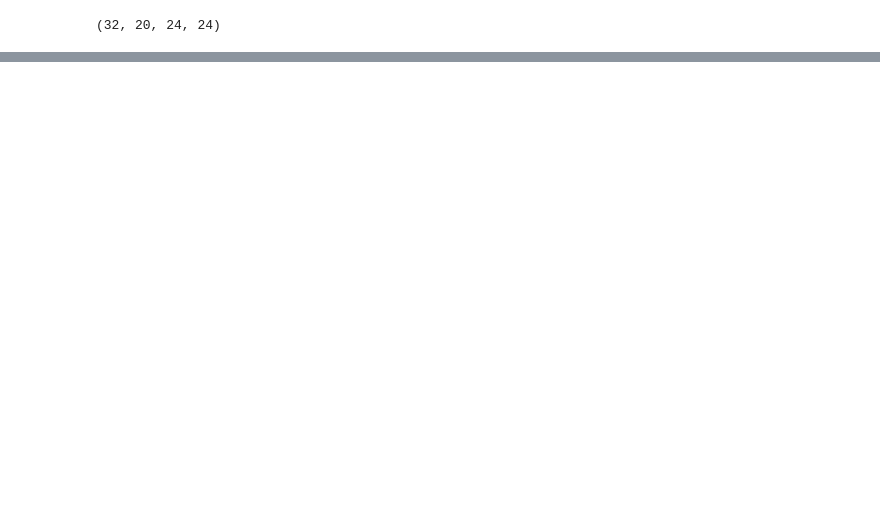
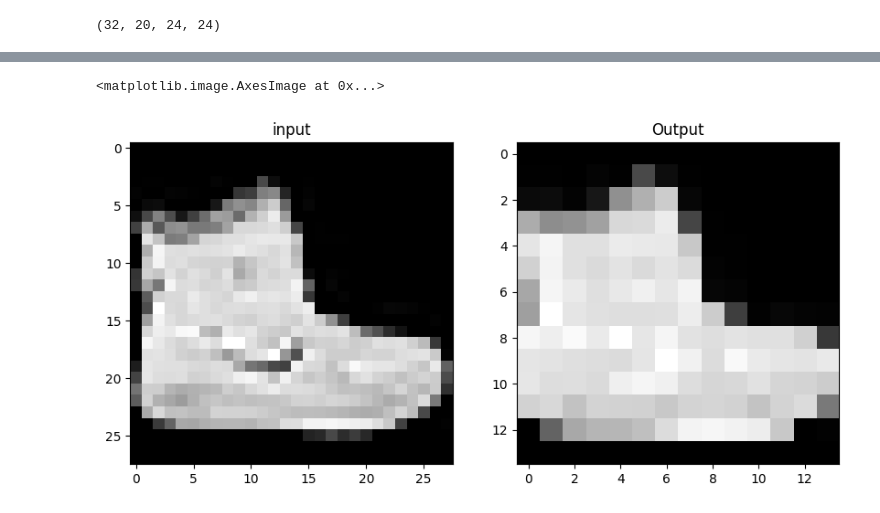
Before and after one commit to kdkim2000/JAkorea, a Jupyter notebook: DL/cnn.ipynb, the cells around one changed output, grey strips where cells are left out. Cells and saved outputs as stored; diff of their text form; code cells hidden in the pictures; blank space fills up the shorter version.

```diff
--- a/DL/cnn.ipynb
+++ b/DL/cnn.ipynb
@@ -220,0 +135,11 @@ plt.show()
+# %%
+plt.figure(figsize=(10,15))
+plt.subplot(121)
+plt.title('input')
+plt.imshow(images[0,0,:,:], 'gray')
+plt.subplot(122)
+plt.title('Output')
+plt.imshow(pool_arr[0,0,:,:], 'gray')
+# %% [output]
+<matplotlib.image.AxesImage at 0x...>
+[figure, added]
```
Also changed, not shown: parts of 24 cells of this notebook, 3 other files.
